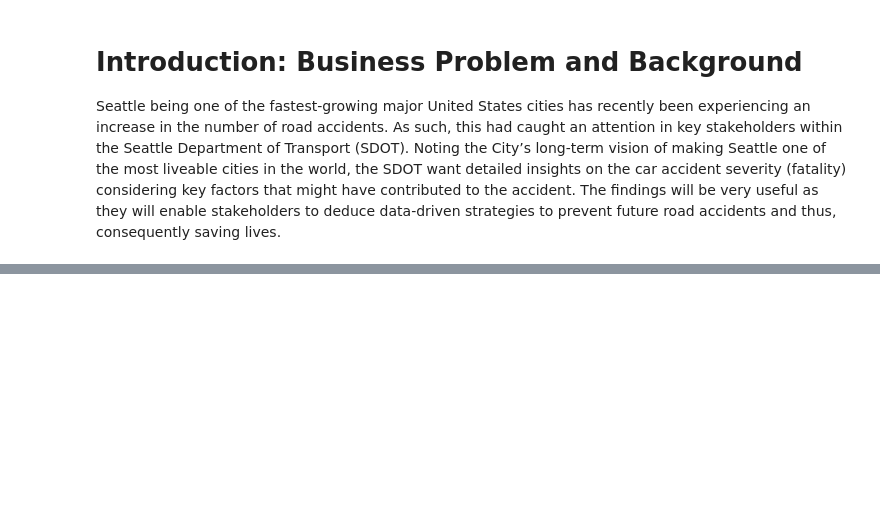
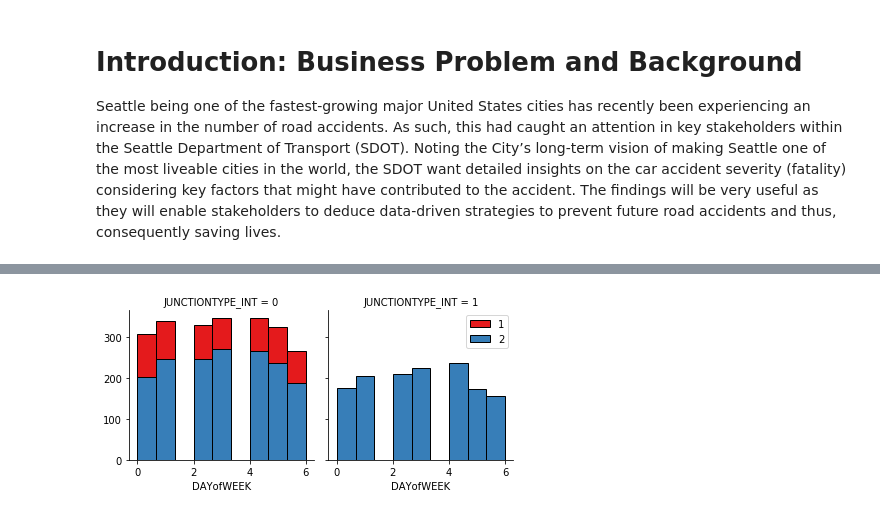
Before and after one commit to KM-dHub/Coursera_Capstone, a Jupyter notebook: capstone_project.ipynb, the cells around one changed output, grey strips where cells are left out. Saved outputs shown, nothing was run; the diff lists cells and outputs as text; code cells hidden in the pictures; blank space fills up the shorter version.

```diff
--- a/capstone_project.ipynb
+++ b/capstone_project.ipynb
@@ -24,0 +155,19 @@ Name: SEVERITYCODE, dtype: float64
+# %%
+# Handling categorial variables: combine-many-levels and then apply dummy-coding: Frequecny distribution approach
+x=['WEATHER', 'ROADCOND', 'LIGHTCOND', 'JUNCTIONTYPE','VEHCOUNT'] # variable to combine
+freq_thresh = 5
+# Lets first convert VEHCOUNT column to string: to access index as strings instead of int
+df_downsampled.VEHCOUNT = df_downsampled.VEHCOUNT.astype('str')
+# for loop to combine levels for different columns
+for i in range(len(x)):
+    df_x_freq = df_downsampled[x[i]].value_counts(normalize = True) * 100
+    df_freq_index = combine_levels(df_downsampled, x[i], freq_thresh) # calling function to get indices
+    df_x_freq_to_df = df_x_freq.to_frame() # converting to dataframe
+    f_index = df_x_freq_to_df.index.tolist() # getting the indice (names) as lists
+    replace_levels = f_index[min(df_freq_index):max(df_freq_index)+1] # levels to be replaced
+    df_downsampled[x[i]].replace(to_replace=replace_levels, value='Other',inplace=True) # replacing less frequent levels with one category
+    #df[x[i]].value_counts(normalize = True)
+# %%
+#Selected Features before One Hot Encoding
+selected_features = ['WEATHER', 'ROADCOND', 'LIGHTCOND', 'JUNCTIONTYPE','VEHCOUNT', 'DAYofWEEK', 'WEEKEND']
+df_downsampled[selected_features].head()
@@ -24,0 +181,7 @@ Name: SEVERITYCODE, dtype: float64
+# %%
+# One hot encoding to convert categorial variables to binary variables and append them to the feature dataframe
+df_selected_features = df_downsampled[selected_features]
+df_selected_features = pd.concat([df_selected_features,pd.get_dummies(df_downsampled[x])], axis=1)
+df_selected_features.drop(x, axis = 1,inplace=True)
+df_selected_features.head()
+#df_can.rename(columns={'OdName':'Country', 'AreaName':'Continent', 'RegName':'Region'}, inplace=True)
@@ -24,0 +196,17 @@ Name: SEVERITYCODE, dtype: float64
+# %%
+# Renaming some columns to improve readability
+df_selected_features.rename(columns={'LIGHTCOND_Dark - Street Lights On':'LIGHTCOND_Dark_SLO',
+                                     'JUNCTIONTYPE_At Intersection (intersection related)':'JUNCTIONTYPE_INT',
+                                     'JUNCTIONTYPE_Driveway Junction':'JUNCTIONTYPE_DJ',
+                                    'JUNCTIONTYPE_Mid-Block (but intersection related)': 'JUNCTIONTYPE_MB_INT',
+                                    'JUNCTIONTYPE_Mid-Block (not related to intersection)':'JUNCTIONTYPE_MB'}, inplace=True)
+# %%
+# Lets look at the severity of the accidents at a particular day of the week
+df_clean = pd.concat([df_selected_features,df_downsampled['SEVERITYCODE']], axis=1) # cleaned data
+bins = np.linspace(df_clean.DAYofWEEK.min(), df_clean.DAYofWEEK.max(), 10)
+g = sns.FacetGrid(df_clean, col = 'JUNCTIONTYPE_INT', hue="SEVERITYCODE", palette="Set1",col_wrap=2)
+g.map(plt.hist, 'DAYofWEEK', bins=bins, ec="k")
+g.axes[-1].legend()
+plt.show()
+# %% [output]
+[figure, added]
```
Also changed, not shown: parts of 49 cells of this notebook.
